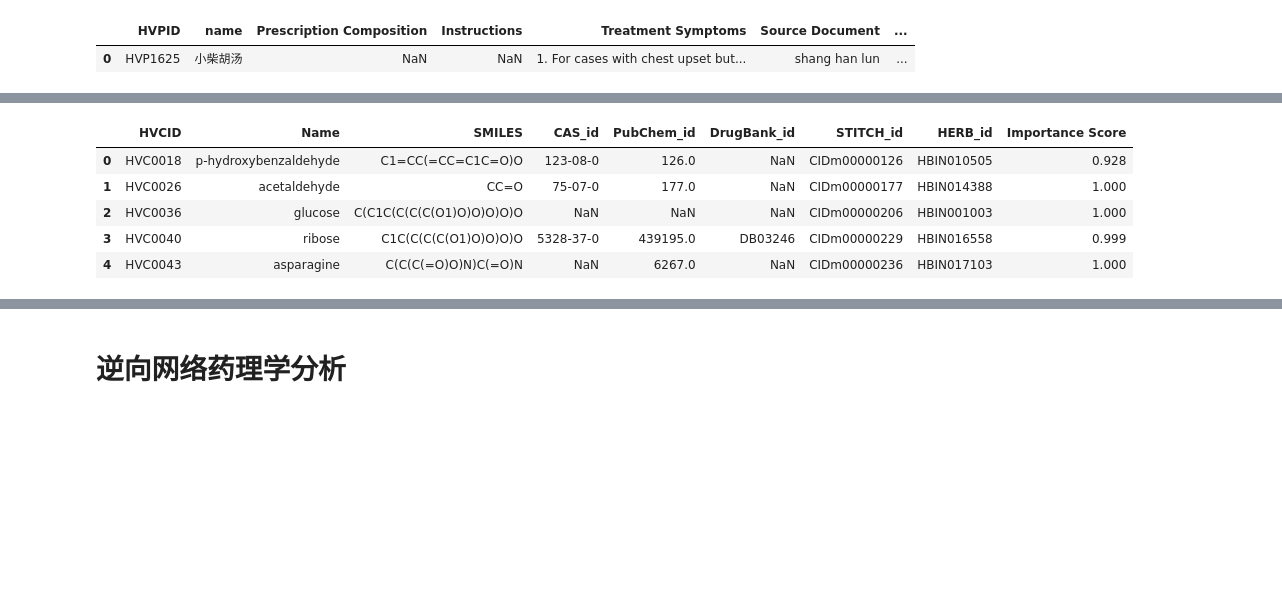
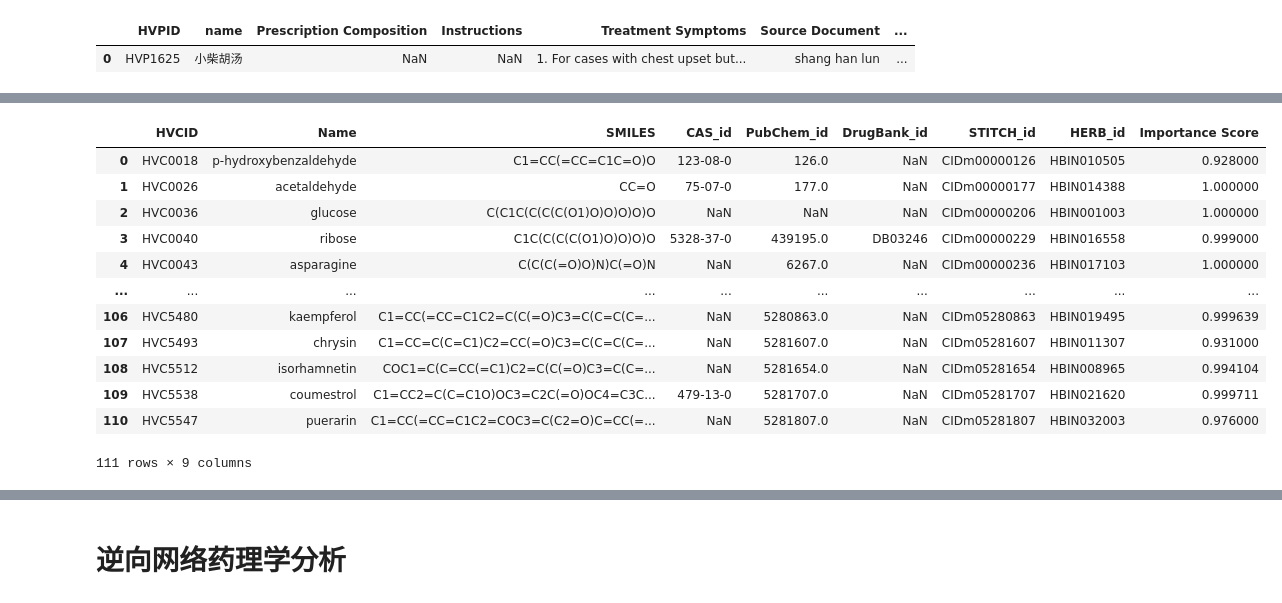
Before and after one commit to MLi-lab-Bioinformatics-NJUCM/HerbiV, a Jupyter notebook: demo.ipynb, the cells around one changed output, grey strips where cells are left out. Drawn from its saved outputs; the diff is of its cells as text; code cells hidden in the pictures; blank space fills up the shorter version.

```diff
--- a/demo.ipynb
+++ b/demo.ipynb
@@ -87,10 +123,17 @@ tcm_chem_links.head()
 # %%
-chem.head()
+chem
 # %% [output]
 |  | HVCID | Name | SMILES | CAS_id | PubChem_id | DrugBank_id | STITCH_id | HERB_id | Importance Score |
-| 0 | HVC0018 | p-hydroxybenzaldehyde | C1=CC(=CC=C1C=O)O | 123-08-0 | 126.0 | NaN | CIDm00000126 | HBIN010505 | 0.928 |
-| 1 | HVC0026 | acetaldehyde | CC=O | 75-07-0 | 177.0 | NaN | CIDm00000177 | HBIN014388 | 1.000 |
-| 2 | HVC0036 | glucose | C(C1C(C(C(C(O1)O)O)O)O)O | NaN | NaN | NaN | CIDm00000206 | HBIN001003 | 1.000 |
-| 3 | HVC0040 | ribose | C1C(C(C(C(O1)O)O)O)O | 5328-37-0 | 439195.0 | DB03246 | CIDm00000229 | HBIN016558 | 0.999 |
-| 4 | HVC0043 | asparagine | C(C(C(=O)O)N)C(=O)N | NaN | 6267.0 | NaN | CIDm00000236 | HBIN017103 | 1.000 |
+| 0 | HVC0018 | p-hydroxybenzaldehyde | C1=CC(=CC=C1C=O)O | 123-08-0 | 126.0 | NaN | CIDm00000126 | HBIN010505 | 0.928000 |
+| 1 | HVC0026 | acetaldehyde | CC=O | 75-07-0 | 177.0 | NaN | CIDm00000177 | HBIN014388 | 1.000000 |
+| 2 | HVC0036 | glucose | C(C1C(C(C(C(O1)O)O)O)O)O | NaN | NaN | NaN | CIDm00000206 | HBIN001003 | 1.000000 |
+| 3 | HVC0040 | ribose | C1C(C(C(C(O1)O)O)O)O | 5328-37-0 | 439195.0 | DB03246 | CIDm00000229 | HBIN016558 | 0.999000 |
+| 4 | HVC0043 | asparagine | C(C(C(=O)O)N)C(=O)N | NaN | 6267.0 | NaN | CIDm00000236 | HBIN017103 | 1.000000 |
+| ... | ... | ... | ... | ... | ... | ... | ... | ... | ... |
+| 106 | HVC5480 | kaempferol | C1=CC(=CC=C1C2=C(C(=O)C3=C(C=C(C=... | NaN | 5280863.0 | NaN | CIDm05280863 | HBIN019495 | 0.999639 |
+| 107 | HVC5493 | chrysin | C1=CC=C(C=C1)C2=CC(=O)C3=C(C=C(C=... | NaN | 5281607.0 | NaN | CIDm05281607 | HBIN011307 | 0.931000 |
+| 108 | HVC5512 | isorhamnetin | COC1=C(C=CC(=C1)C2=C(C(=O)C3=C(C=... | NaN | 5281654.0 | NaN | CIDm05281654 | HBIN008965 | 0.994104 |
+| 109 | HVC5538 | coumestrol | C1=CC2=C(C=C1O)OC3=C2C(=O)OC4=C3C... | 479-13-0 | 5281707.0 | NaN | CIDm05281707 | HBIN021620 | 0.999711 |
+| 110 | HVC5547 | puerarin | C1=CC(=CC=C1C2=COC3=C(C2=O)C=CC(=... | NaN | 5281807.0 | NaN | CIDm05281807 | HBIN032003 | 0.976000 |
+111 rows × 9 columns
 # %%
```
Also changed, not shown: parts of 27 cells of this notebook.
